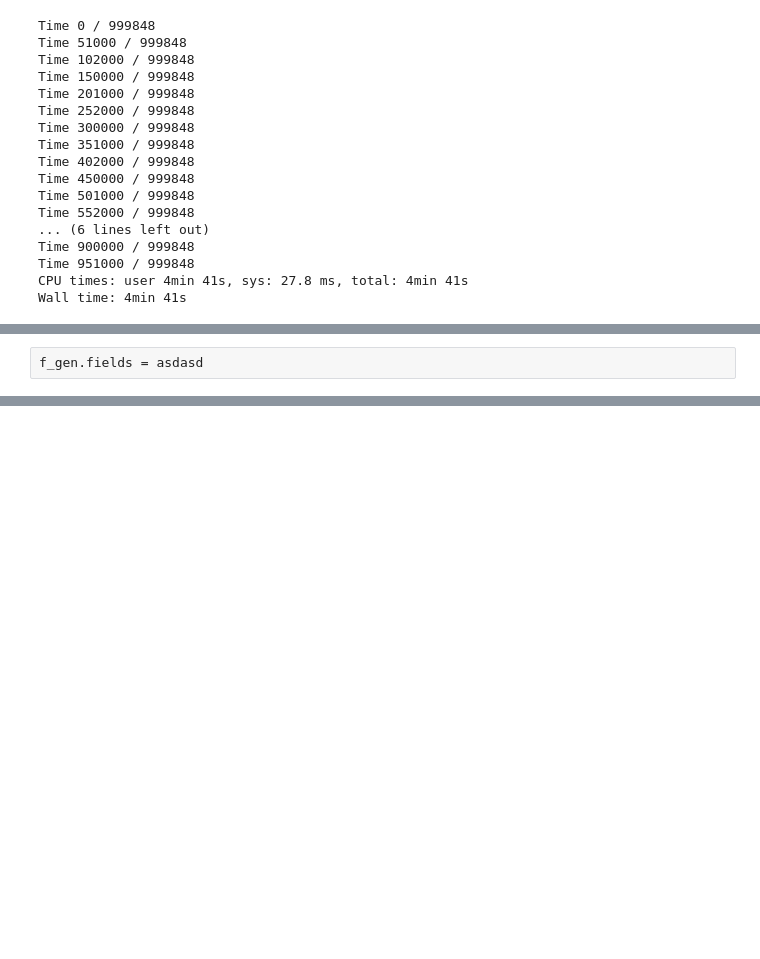
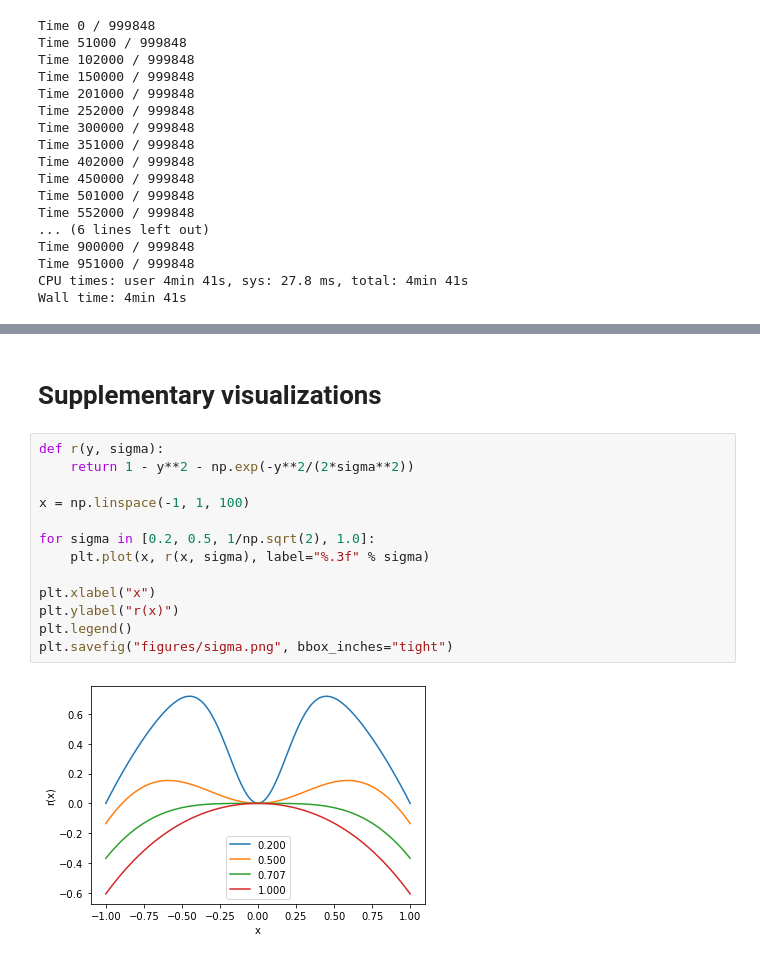
Before and after one commit to Balazzs/2D_speciation, a Jupyter notebook: thing.ipynb, the cells around one changed output, grey strips where cells are left out. Cells and saved outputs as stored; diff of their text form; blank space fills up the shorter version.

Commit message:
small visualiations and modifications

```diff
--- a/thing.ipynb
+++ b/thing.ipynb
@@ -600,8 +597,6 @@ f_gen.save_animation("asd.mp4")
 # %% [output]
 [interactive output not drawn]
 [interactive output not drawn]
-# %%
-f_gen.fields = asdasd
 # %%
 fig, axes = plt.subplots(2, 2, subplot_kw={"projection" : '3d'})
 
@@ -625,3 +620,20 @@ plt.savefig("figures/fields.png", bbox_inches="tight")
 # %% [output]
 [interactive output not drawn]
 [interactive output not drawn]
+# %% [markdown]
+# Supplementary visualizations
+# %%
+def r(y, sigma):
+    return 1 - y**2 - np.exp(-y**2/(2*sigma**2))
+
+x = np.linspace(-1, 1, 100)
+
+for sigma in [0.2, 0.5, 1/np.sqrt(2), 1.0]:
+    plt.plot(x, r(x, sigma), label="%.3f" % sigma)
+
+plt.xlabel("x")
+plt.ylabel("r(x)")
+plt.legend()
+plt.savefig("figures/sigma.png", bbox_inches="tight")
+# %% [output]
+[figure, added]
```
Also changed, not shown: parts of 4 cells of this notebook, 3 other files.
